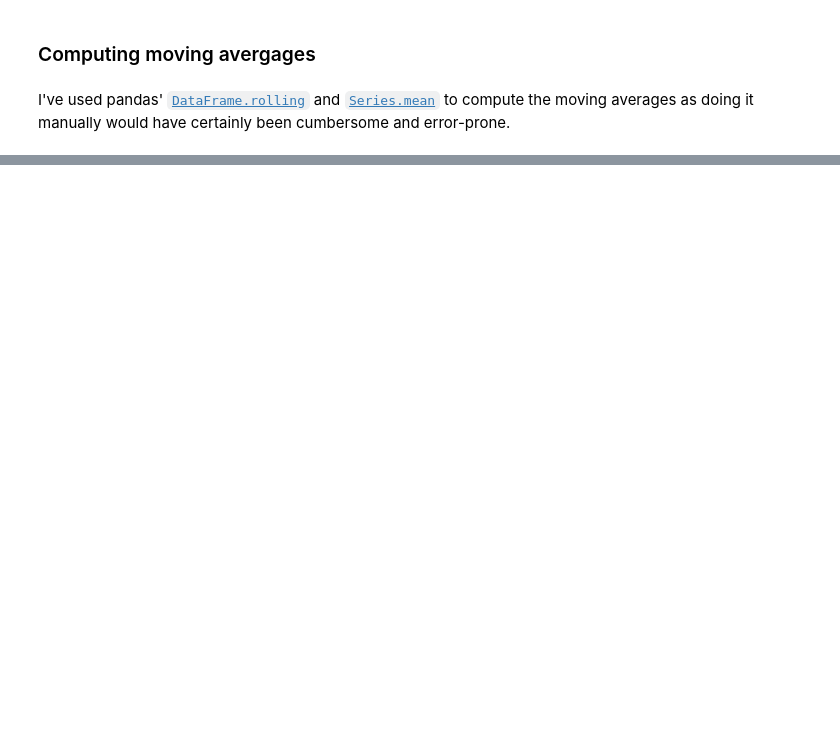
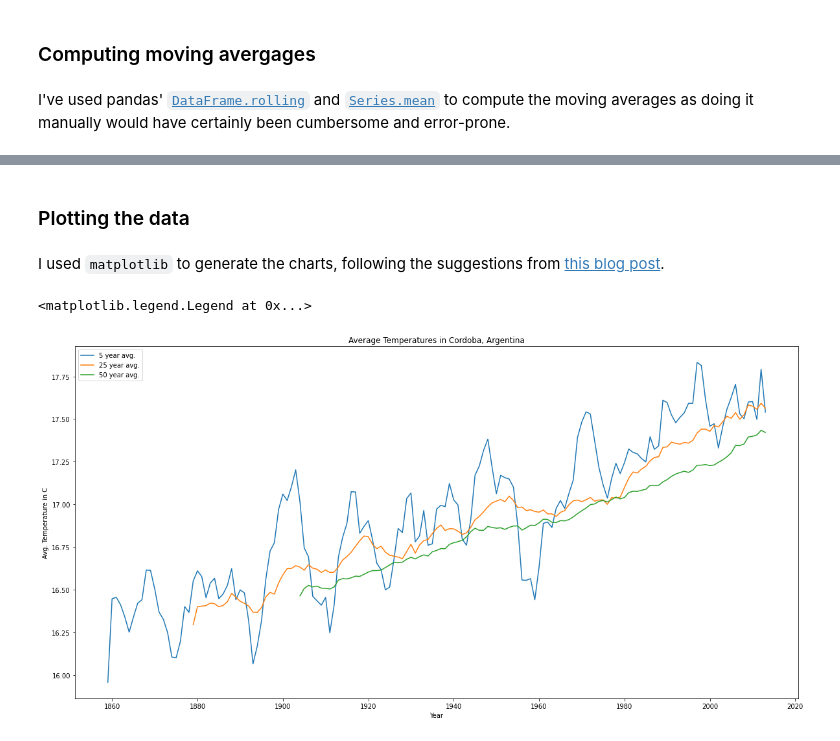
Before and after one commit to abarto/nd002-explore-weather-trends, a Jupyter notebook: Explore Weather Trends.ipynb, the cells around one changed output, grey strips where cells are left out. Drawn from its saved outputs; the diff is of its cells as text; code cells hidden in the pictures; blank space fills up the shorter version.

```diff
--- a/Explore Weather Trends.ipynb
+++ b/Explore Weather Trends.ipynb
@@ -31,4 +56,4 @@ argentina_data_df.city.unique()  # Only Córdoba and Rosario are available?
 # %%
-cordoba_data_df = city_data_df[city_data_df.city == "Cordoba"].set_index('year')
+cordoba_data_df = city_data_df[(city_data_df.city == "Cordoba") & (city_data_df.country == "Argentina")].set_index('year')
 # %%
 cordoba_data_df.head()
@@ -35,3 +68,7 @@ cordoba_data_df.head()
+# %%
+melbourne_data_df = city_data_df[(city_data_df.city == "Melbourne") & (city_data_df.country == "Australia")].set_index('year')
+dallas_data_df = city_data_df[(city_data_df.city == "Dallas") & (city_data_df.country == "United States")].set_index('year')
+baghdad_data_df = city_data_df[(city_data_df.city == "Baghdad") & (city_data_df.country == "Iraq")].set_index('year')
 # %% [markdown]
 ### Computing moving avergages
 # %% [markdown]
@@ -41,4 +78,7 @@ I only had yearly temperature averages, so any winodws would have to be larger t
 # %%
-for window in (5, 10, 20):
-    cordoba_data_df[f"{window}Y_mean"] = cordoba_data_df["avg_temp"].rolling(window).mean()
-    global_data_df[f"{window}Y_mean"] = global_data_df["avg_temp"].rolling(window).mean()
+for window in (5, 25, 50):
+    cordoba_data_df[f"mean_{window}yrs"] = cordoba_data_df["avg_temp"].rolling(window).mean()
+    melbourne_data_df[f"mean_{window}yrs"] = melbourne_data_df["avg_temp"].rolling(window).mean()
+    dallas_data_df[f"mean_{window}yrs"] = dallas_data_df["avg_temp"].rolling(window).mean()
+    baghdad_data_df[f"mean_{window}yrs"] = baghdad_data_df["avg_temp"].rolling(window).mean()
+    global_data_df[f"mean_{window}yrs"] = global_data_df["avg_temp"].rolling(window).mean()
@@ -44,0 +127,17 @@ for window in (5, 10, 20):
+# %% [markdown]
+### Plotting the data
+# %% [markdown]
+I used ``matplotlib`` to generate the charts, following the suggestions from [this blog post](https://deallen7.medium.com/how-to-make-a-line-plot-with-pandas-and-matplotlib-in-a-jupyter-notebook-27466ae089b8).
+# %%
+fig = plt.figure(figsize=(20, 10))
+ax = fig.add_subplot()
+ax.set_xlabel("Year")
+ax.set_ylabel("Avg. Temperature in C")
+ax.set_title("Average Temperatures in Cordoba, Argentina")
+ax.plot(cordoba_data_df.mean_5yrs)
+ax.plot(cordoba_data_df.mean_25yrs)
+ax.plot(cordoba_data_df.mean_50yrs)
+ax.legend(["5 year avg.", "25 year avg.", "50 year avg."])
+# %% [output]
+<matplotlib.legend.Legend at 0x...>
+[figure, added]
```
Also changed, not shown: parts of 20 cells of this notebook, 2 other files.
